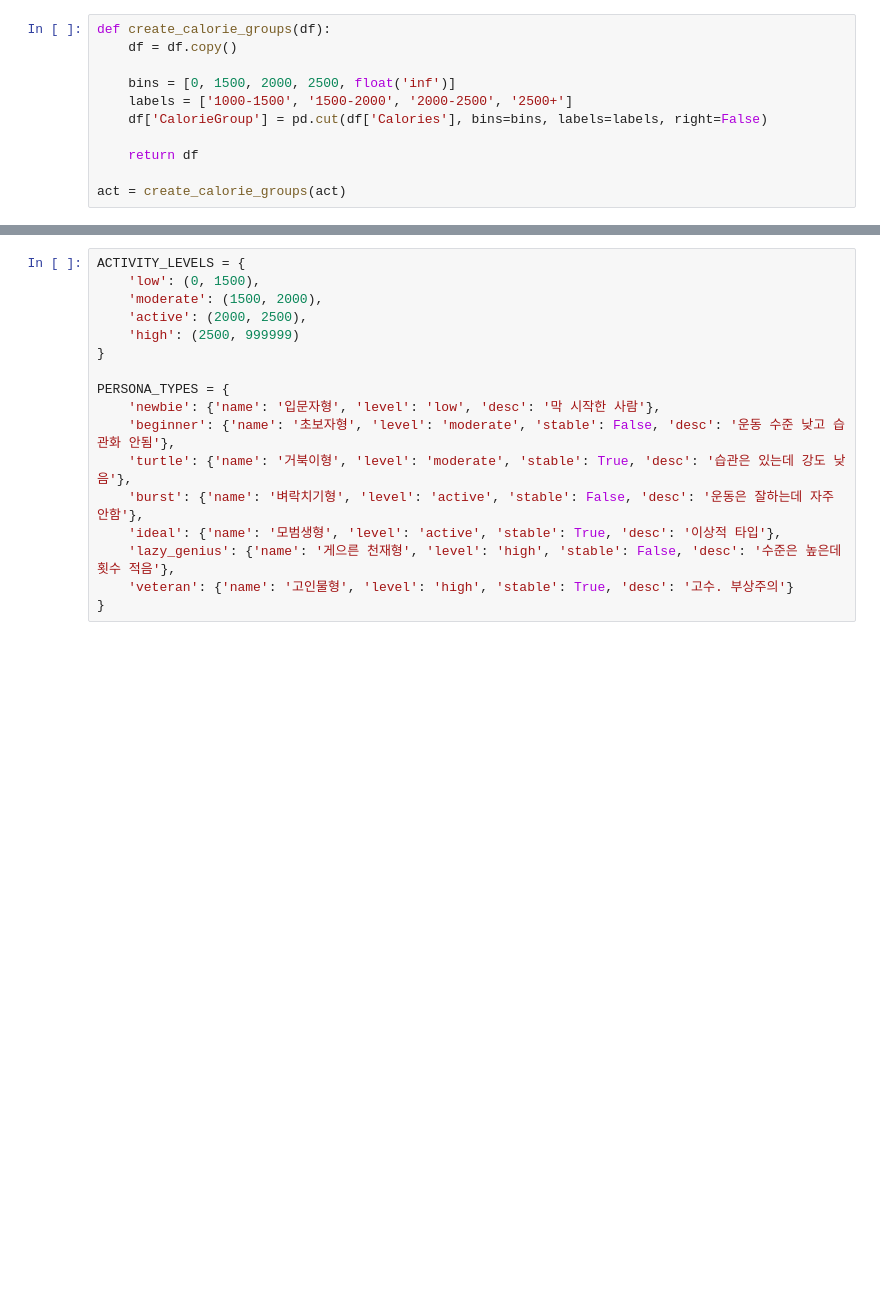
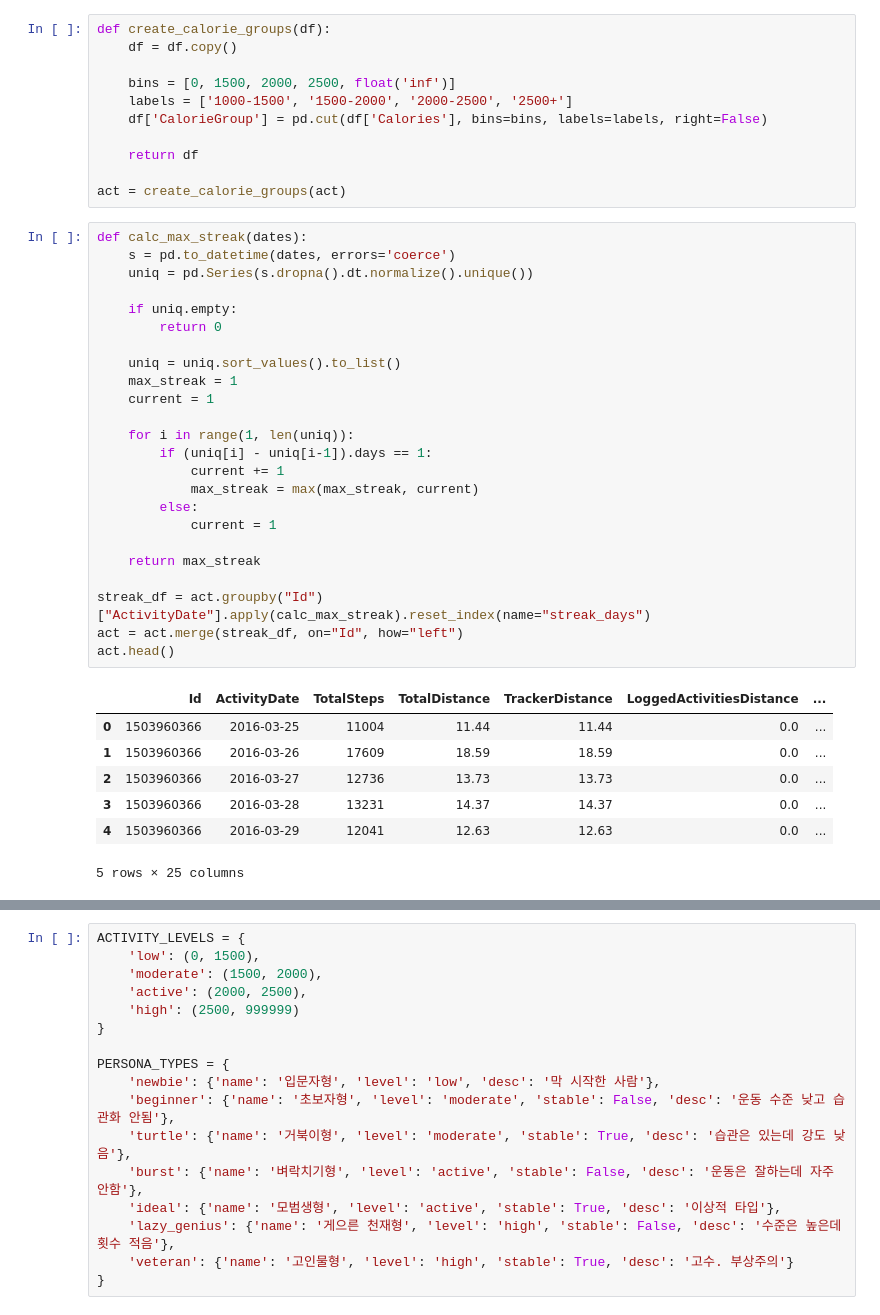
Before and after one commit to jeesy95-creator/sparta_15, a Jupyter notebook: notebooks/code.ipynb, the cells around one changed output, grey strips where cells are left out. Cells and saved outputs as stored; diff of their text form; blank space fills up the shorter version.

```diff
--- a/notebooks/code.ipynb
+++ b/notebooks/code.ipynb
@@ -98,6 +94,38 @@ def create_calorie_groups(df):
     return df
 
 act = create_calorie_groups(act)
+# %%
+def calc_max_streak(dates):
+    s = pd.to_datetime(dates, errors='coerce')
+    uniq = pd.Series(s.dropna().dt.normalize().unique())
+
+    if uniq.empty:
+        return 0
+
+    uniq = uniq.sort_values().to_list()
+    max_streak = 1
+    current = 1
+
+    for i in range(1, len(uniq)):
+        if (uniq[i] - uniq[i-1]).days == 1:
+            current += 1
+            max_streak = max(max_streak, current)
+        else:
+            current = 1
+
+    return max_streak
+
+streak_df = act.groupby("Id")["ActivityDate"].apply(calc_max_streak).reset_index(name="streak_days")
+act = act.merge(streak_df, on="Id", how="left")
+act.head()
+# %% [output]
+|  | Id | ActivityDate | TotalSteps | TotalDistance | TrackerDistance | LoggedActivitiesDistance | ... |
+| 0 | 1503960366 | 2016-03-25 | 11004 | 11.44 | 11.44 | 0.0 | ... |
+| 1 | 1503960366 | 2016-03-26 | 17609 | 18.59 | 18.59 | 0.0 | ... |
+| 2 | 1503960366 | 2016-03-27 | 12736 | 13.73 | 13.73 | 0.0 | ... |
+| 3 | 1503960366 | 2016-03-28 | 13231 | 14.37 | 14.37 | 0.0 | ... |
+| 4 | 1503960366 | 2016-03-29 | 12041 | 12.63 | 12.63 | 0.0 | ... |
+5 rows × 25 columns
 # %%
 def remove_outliers_iqr(df: pd.DataFrame, columns: List[str]) -> pd.DataFrame: # IQR 방법으로 이상치 제거
 
```
Also changed, not shown: parts of 11 cells of this notebook.
